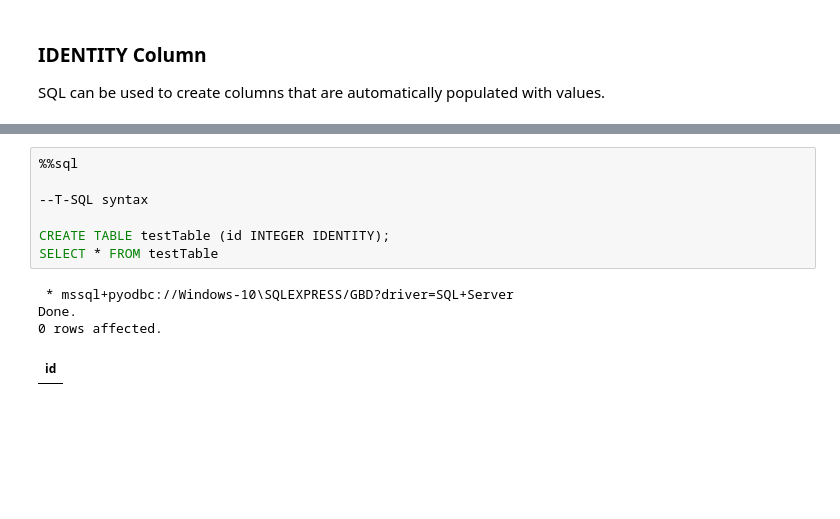
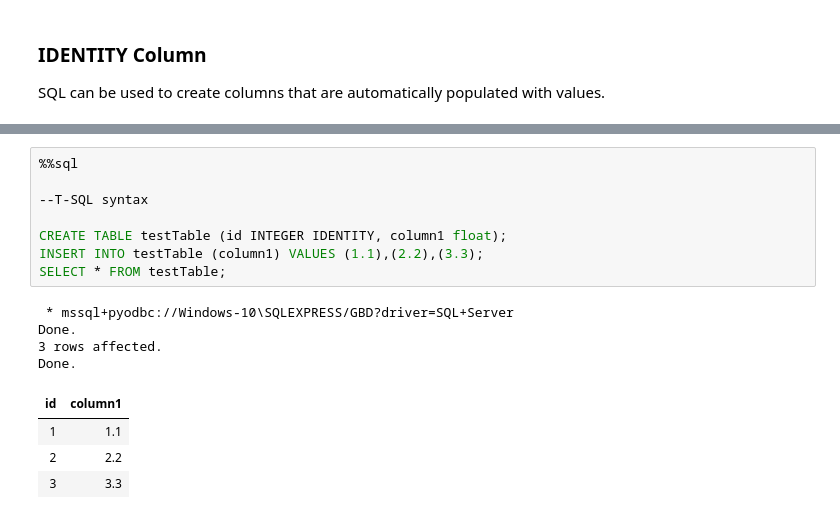
Before and after one commit to yzaya/GBD-T-SQL-Analysis, a Jupyter notebook: T-SQL windows.ipynb, the cells around one changed output, grey strips where cells are left out. Cells and saved outputs as stored; diff of their text form; blank space fills up the shorter version.

```diff
--- a/T-SQL windows.ipynb
+++ b/T-SQL windows.ipynb
@@ -688,12 +817,17 @@ CREATE TABLE testTable (id DECIMAL GENERATED ALWAYS AS IDENTITY);]
 # %%
 %%sql
 
 --T-SQL syntax
 
-CREATE TABLE testTable (id INTEGER IDENTITY);
-SELECT * FROM testTable
+CREATE TABLE testTable (id INTEGER IDENTITY, column1 float);
+INSERT INTO testTable (column1) VALUES (1.1),(2.2),(3.3);
+SELECT * FROM testTable;
 # %% [output]
  * mssql+pyodbc://Windows-10\SQLEXPRESS/GBD?driver=SQL+Server
 Done.
-0 rows affected.
+3 rows affected.
+Done.
-| id |
+| id | column1 |
+| 1 | 1.1 |
+| 2 | 2.2 |
+| 3 | 3.3 |
```
Also changed, not shown: parts of 33 cells of this notebook.
